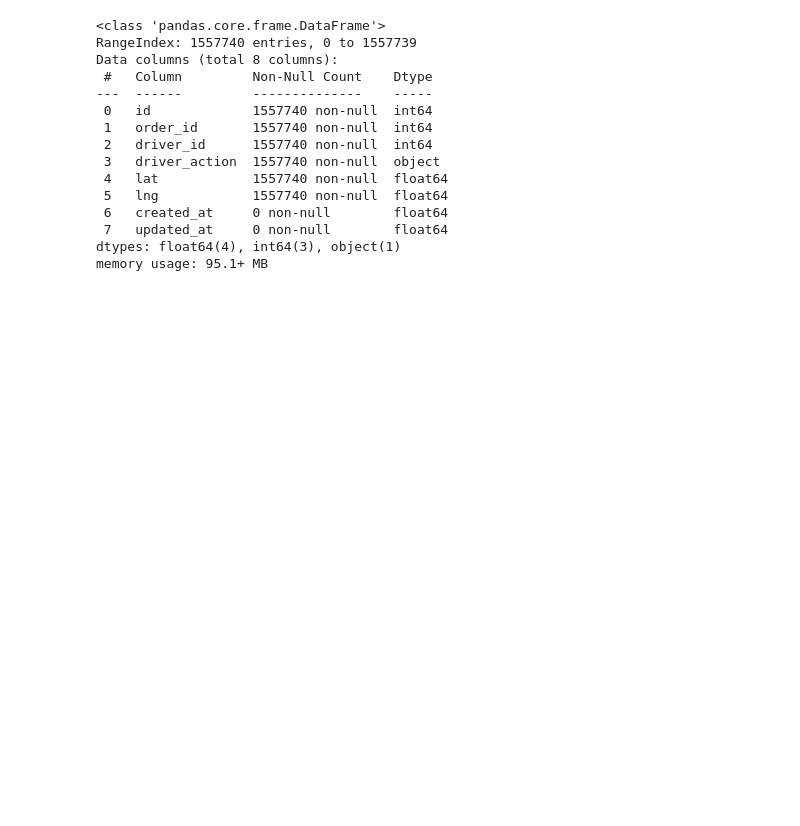
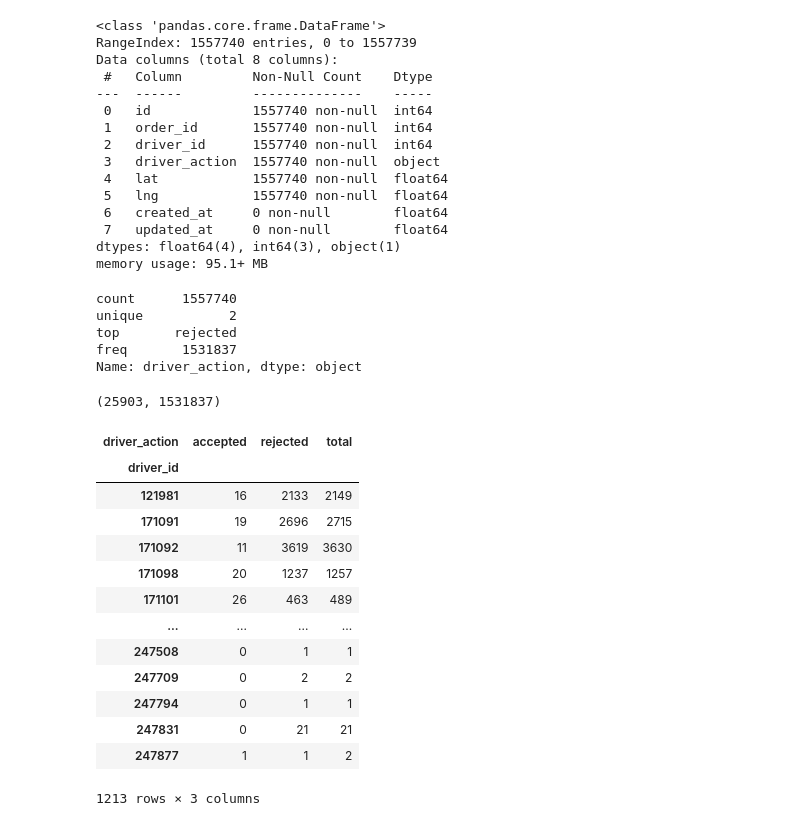
Before and after one commit to jadmassu/logistic_optimization, a Jupyter notebook: notebook/eda.ipynb, the cells around one changed output. Saved outputs shown, nothing was run; the diff lists cells and outputs as text; code cells hidden in the pictures; blank space fills up the shorter version.

```diff
--- a/notebook/eda.ipynb
+++ b/notebook/eda.ipynb
@@ -203,3 +364,36 @@ Data columns (total 8 columns):
  7   updated_at     0 non-null        float64
 dtypes: float64(4), int64(3), object(1)
 memory usage: 95.1+ MB
+# %%
+data1['driver_action'].describe()
+# %% [output]
+count      1557740
+unique           2
+top       rejected
+freq       1531837
+Name: driver_action, dtype: object
+# %%
+accepted_count = data1['driver_action'].value_counts().get('accepted', 0)
+rejected_count = data1['driver_action'].value_counts().get('rejected', 0)
+accepted_count,rejected_count
+# %% [output]
+(25903, 1531837)
+# %%
+grouped = data1.groupby('driver_id')['driver_action'].value_counts().unstack(fill_value=0)
+grouped['total'] = grouped.sum(axis=1)
+grouped
+# %% [output]
+| driver_action | accepted | rejected | total |
+| driver_id |  |  |  |
+| 121981 | 16 | 2133 | 2149 |
+| 171091 | 19 | 2696 | 2715 |
+| 171092 | 11 | 3619 | 3630 |
+| 171098 | 20 | 1237 | 1257 |
+| 171101 | 26 | 463 | 489 |
+| ... | ... | ... | ... |
+| 247508 | 0 | 1 | 1 |
+| 247709 | 0 | 2 | 2 |
+| 247794 | 0 | 1 | 1 |
+| 247831 | 0 | 21 | 21 |
+| 247877 | 1 | 1 | 2 |
+1213 rows × 3 columns
```
Also changed, not shown: parts of 34 cells of this notebook, 5 other files.
